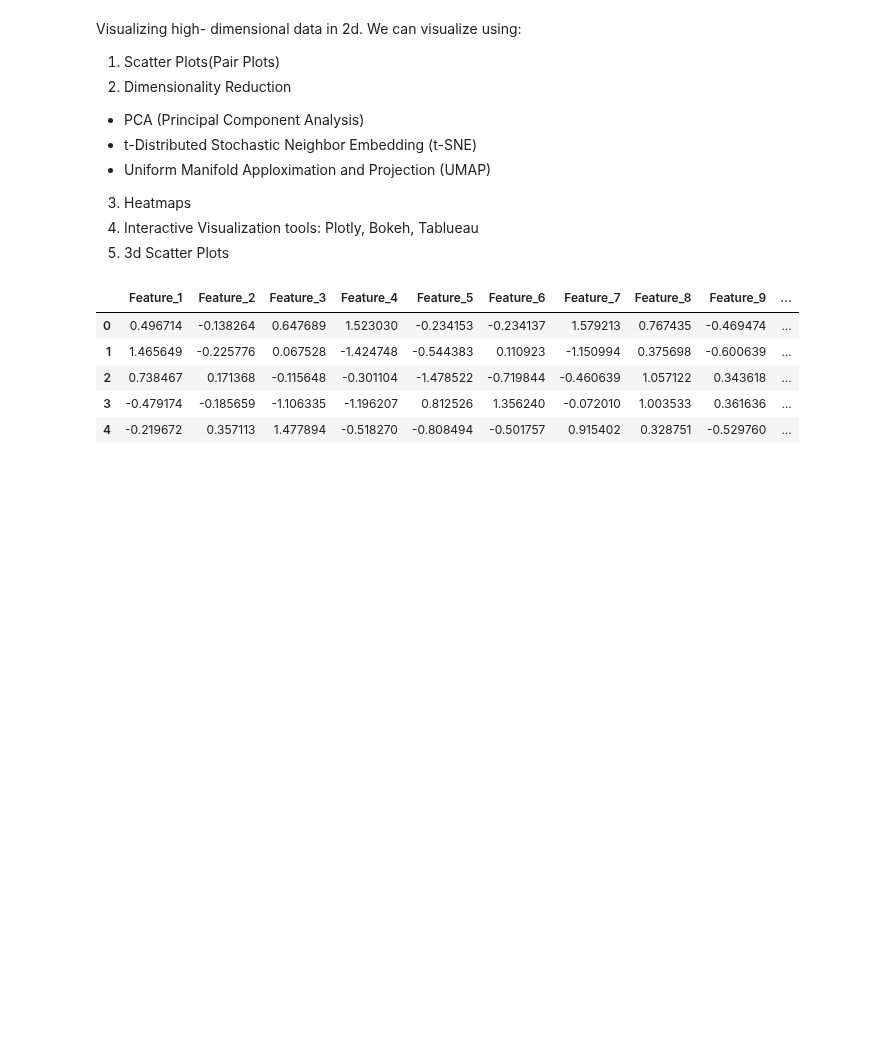
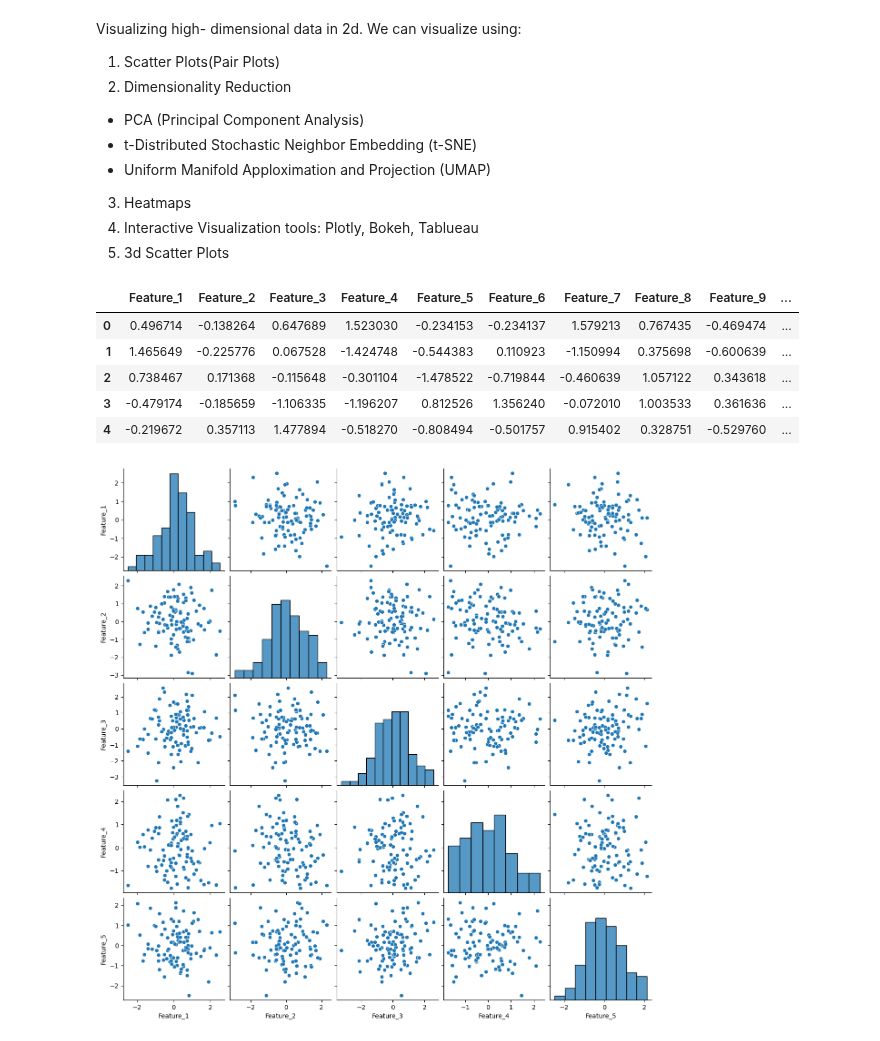
Before and after one commit to MrSimple07/MachineLearning_Practice, a Jupyter notebook: RandomML.ipynb, the cells around one changed output. Saved outputs shown, nothing was run; the diff lists cells and outputs as text; code cells hidden in the pictures; blank space fills up the shorter version.

```diff
--- a/RandomML.ipynb
+++ b/RandomML.ipynb
@@ -532,7 +532,7 @@ import numpy as np
 import pandas as pd
 
 np.random.seed(42)
-num_samples = 300
+num_samples = 100
 num_dimensions = 20
 
 
@@ -550,3 +550,17 @@ df.head()
 | 2 | 0.738467 | 0.171368 | -0.115648 | -0.301104 | -1.478522 | -0.719844 | -0.460639 | 1.057122 | 0.343618 | ... |
 | 3 | -0.479174 | -0.185659 | -1.106335 | -1.196207 | 0.812526 | 1.356240 | -0.072010 | 1.003533 | 0.361636 | ... |
 | 4 | -0.219672 | 0.357113 | 1.477894 | -0.518270 | -0.808494 | -0.501757 | 0.915402 | 0.328751 | -0.529760 | ... |
+# %%
+#Visualizing high dimensional data
+
+import seaborn as sns
+import matplotlib.pyplot as plt
+from sklearn.decomposition import PCA
+from sklearn.manifold import TSNE
+import plotly.express as px
+
+#1. Pairplot and Scatter plots
+sns.pairplot(df.iloc[:,:5]) #Visualizing the first 5 features
+plt.show()
+# %% [output]
+[figure, added]
```
Also changed, not shown: parts of 4 cells of this notebook.
